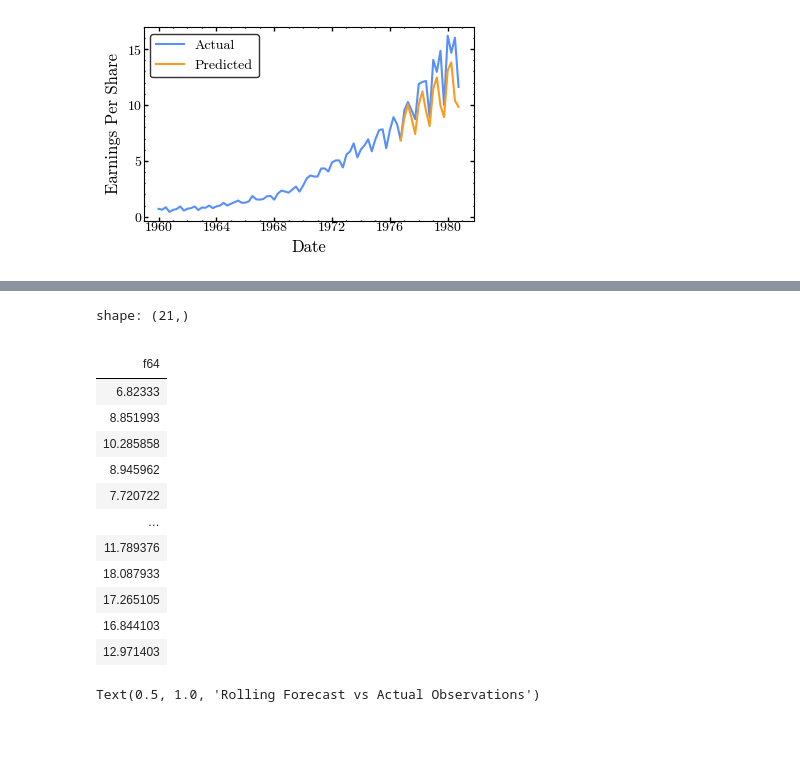
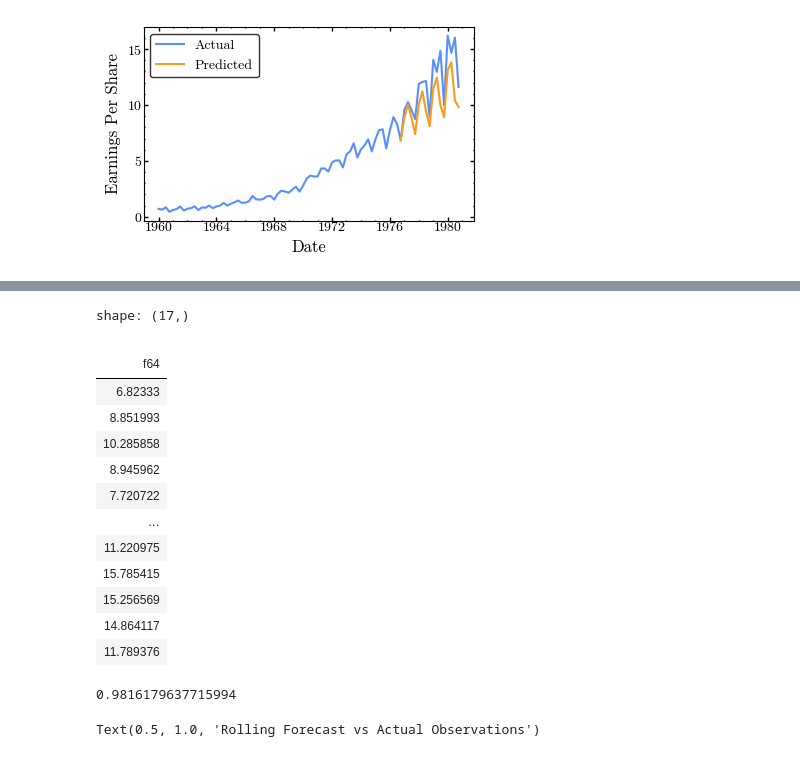
Before and after one commit to iragca/DS412-Time-Series-Analysis-and-Stochastic-Processes, a Jupyter notebook: notebooks/3.0-assignment.ipynb, the cells around one changed output, grey strips where cells are left out. Cells and saved outputs as stored; diff of their text form; code cells hidden in the pictures.

```diff
--- a/notebooks/3.0-assignment.ipynb
+++ b/notebooks/3.0-assignment.ipynb
@@ -142,6 +364,12 @@ class RollingForecaster:
         bias : int, optional
             Intercept term added to the dot product, by default 0.
 
+        Raises
+        ------
+        ValueError
+            If the rolling window does not yet contain enough values
+            to match the number of coefficients.
+
         Notes
         -----
         Given time step ``t`` and the next forecast (to predict) step ``t+1``:
@@ -164,7 +392,7 @@ class RollingForecaster:
 
         then::
 
-            forecast(t+1) = coef(t-2)*x(t-2) + coef(t-1)*x(t-1) + coef(t)*x(t) + bias
+            forecast() = x(t+1) = coef(t-2)*x(t-2) + coef(t-1)*x(t-1) + coef(t)*x(t) + bias
         """
         if isinstance(data, list):
             data = np.array(data, dtype=float)
@@ -175,6 +403,12 @@ class RollingForecaster:
             coefficients = np.array(coefficients)
 
         self.window_size = len(coefficients)
+        if self.window_size != len(data):
+            raise ValueError(
+                f"Not enough data to make a forecast. "
+                f"Coefficients length: {self.window_size}, "
+                f"Data length: {len(self.data)}")
+
         self.data = deque(data, maxlen=self.window_size)
         self.coefficients = coefficients
         self.bias = bias
@@ -199,58 +433,44 @@ class RollingForecaster:
         float
             The 1-step-ahead forecast value:
             ``dot(coefficients, data_window) + bias``.
-
-        Raises
-        ------
-        ValueError
-            If the rolling window does not yet contain enough values
-            to match the number of coefficients.
         """
-        if len(self.data) != self.window_size:
-            raise ValueError(
-                f"Not enough data to make a forecast. "
-                f"Coefficients length: {self.window_size}, "
-                f"Data length: {len(self.data)}")
-
         return float(np.dot(self.coefficients, self.data) + self.bias)
-
-    __next__ = forecast
 # %%
 coefs = autoreg_fit.params[1:]
 bias = autoreg_fit.params[0]
 
 forecaster = RollingForecaster(
     coefficients=coefs[::-1],
     data=train[-len(coefs):],
     bias=bias
     )
 
 predictions = []
-for actual in test:
+for actual_obs in test:
     prediction = forecaster.forecast()
     predictions.append(prediction)
-    forecaster.update_data(actual)
-
-for quarter in range(4):
-    prediction = forecaster.forecast()
-    predictions.append(prediction)
-    forecaster.update_data(prediction)
+    forecaster.update_data(actual_obs)
 
 predictions_series = pl.Series(predictions)
 predictions_series
 # %% [output]
-shape: (21,)
+shape: (17,)
 |  |
 | f64 |
 | 6.82333 |
 | 8.851993 |
 | 10.285858 |
 | 8.945962 |
 | 7.720722 |
 | … |
+| 11.220975 |
+| 15.785415 |
+| 15.256569 |
+| 14.864117 |
 | 11.789376 |
-| 18.087933 |
-| 17.265105 |
-| 16.844103 |
-| 12.971403 |
+# %%
+rmse = root_mean_squared_error(test.to_list(), predictions_series.to_list())
+rmse
+# %% [output]
+0.9816179637715994
 # %%
```
Also changed, not shown: parts of 29 cells of this notebook, 1 other file.
